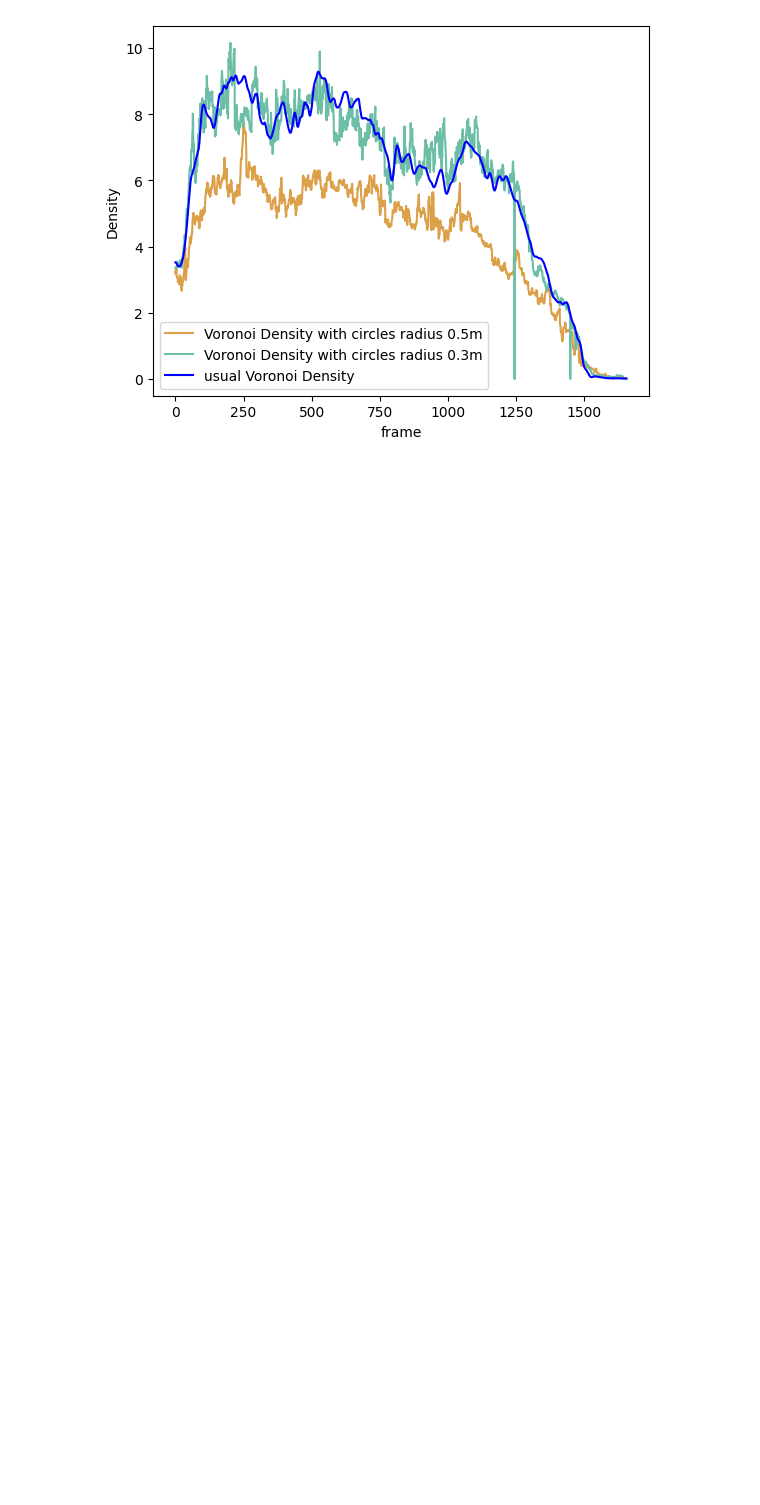
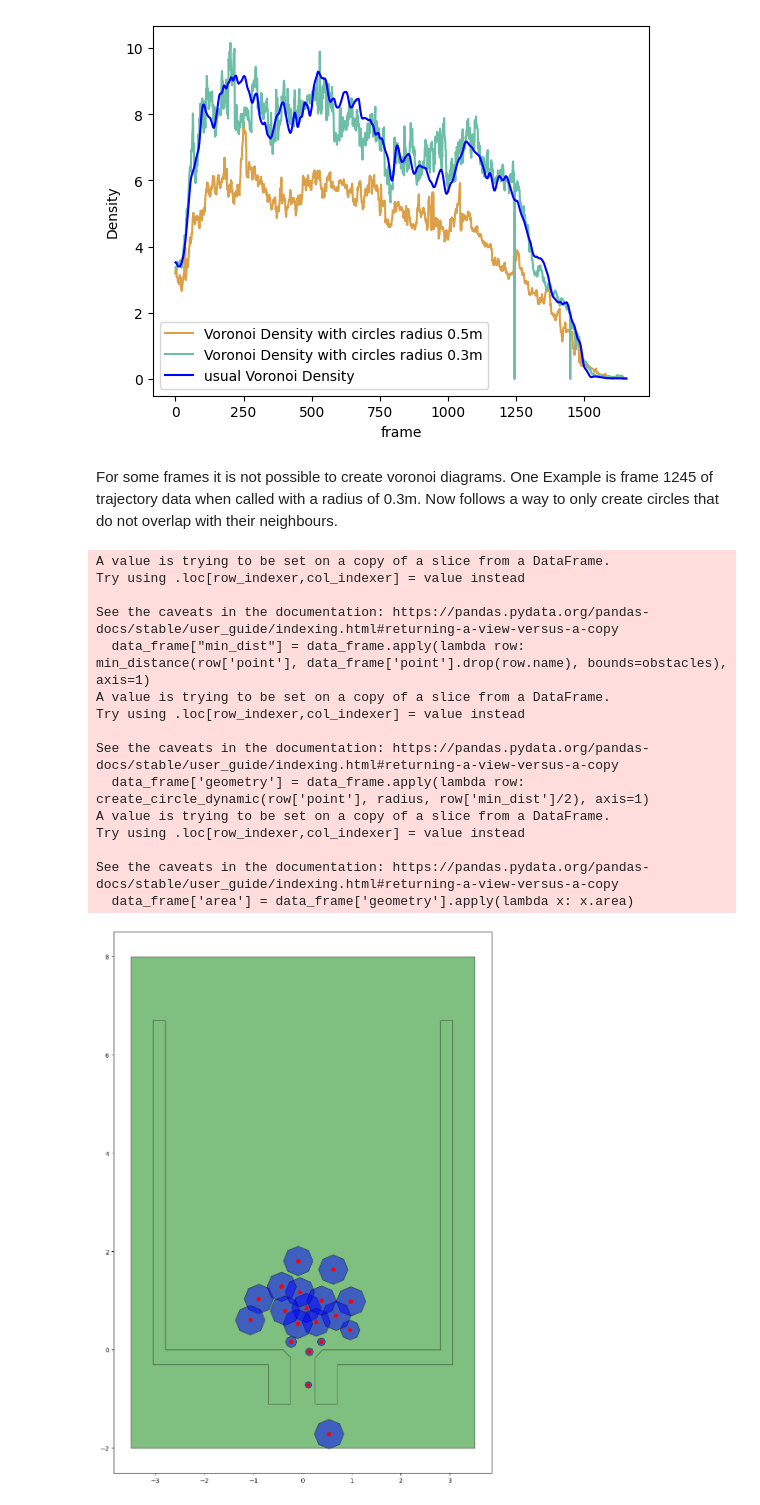
Before and after one commit to PedestrianDynamics/Pedestrian_as_Polygons, a Jupyter notebook: ped_as_poly.ipynb, the cells around one changed output. Cells and saved outputs as stored; diff of their text form; code cells hidden in the pictures; blank space fills up the shorter version.

```diff
--- a/ped_as_poly.ipynb
+++ b/ped_as_poly.ipynb
@@ -160,3 +176,61 @@ plt.legend()
 plt.show()
 # %% [output]
 [figure]
+# %% [markdown]
+For some frames it is not possible to create voronoi diagrams. One Example is frame 1245 of trajectory data when called with a radius of 0.3m.
+Now follows a way to only create circles that do not overlap with their neighbours.
+# %%
+frame = 1245
+radius = 0.3
+h1 = Polygon([(-0.7, -1.1),(-0.25, -1.1),(-0.25, -0.15),(-0.4, 0.0),(-2.8, 0.0),(-2.8, 6.7),(-3.05, 6.7),(-3.05, -0.3),(-0.7, -0.3),(-0.7, -1.0)])
+h2 = Polygon([(0.25, -1.1), (0.7, -1.1),(0.7, -0.3),(3.05, -0.3),(3.05, 6.7),(2.8, 6.7),(2.8, 0.0),(0.4, 0.0),(0.25, -0.15),(0.25, -1.1)])
+obstacles = h1.union(h2)
+data_frame = traj.data[traj.data["frame"] == frame]
+#data_frame['geometry'] = data_frame['point'].apply(lambda x: create_circle_polygon(x, radius))
+#data_frame['area'] = data_frame['geometry'].apply(lambda x: x.area)
+#used_data = gpd.GeoDataFrame( data[['area', 'geometry']] )
+
+def min_distance(point, other_points, bounds):
+    """
+    distances = [point.distance(other) for other in other_points]
+    distances.append(point.distance(bounds))
+    return min(distances)
+    """
+    return point.distance(bounds)
+
+def create_circle_dynamic(point, radius, min_dist, epsilon=1e-3):
+    """creates a circle around the point with radius size radius if min_distance to others is >= radius else chooses size min_dist - epsilon"""
+    dynam_radis = min_dist-epsilon if min_dist < radius else radius
+    return Polygon(point.buffer(dynam_radis, quad_segs=2).exterior.coords)
+
+data_frame["min_dist"] = data_frame.apply(lambda row: min_distance(row['point'], data_frame['point'].drop(row.name), bounds=obstacles), axis=1)
+data_frame['geometry'] = data_frame.apply(lambda row: create_circle_dynamic(row['point'], radius, row['min_dist']/2), axis=1)
+data_frame['area'] = data_frame['geometry'].apply(lambda x: x.area)
+
+fig = plt.figure(figsize=(20, 16))
+ax = fig.add_subplot(111)
+plot_polygon(polygon=bounds,ax=ax, facecolor="green")
+for poly in data_frame['geometry']:
+    plot_polygon(poly, ax)
+#for poly in data_frame['geometry_min']:
+#    plot_polygon(poly, ax, facecolor="orange")
+
+ax.scatter(data_frame['x'], data_frame['y'], c='red')
+plt.show()
+# %% [output]
+A value is trying to be set on a copy of a slice from a DataFrame.
+Try using .loc[row_indexer,col_indexer] = value instead
+
+See the caveats in the documentation: https://pandas.pydata.org/pandas-docs/stable/user_guide/indexing.html#returning-a-view-versus-a-copy
+  data_frame["min_dist"] = data_frame.apply(lambda row: min_distance(row['point'], data_frame['point'].drop(row.name), bounds=obstacles), axis=1)
+A value is trying to be set on a copy of a slice from a DataFrame.
+Try using .loc[row_indexer,col_indexer] = value instead
+
+See the caveats in the documentation: https://pandas.pydata.org/pandas-docs/stable/user_guide/indexing.html#returning-a-view-versus-a-copy
+  data_frame['geometry'] = data_frame.apply(lambda row: create_circle_dynamic(row['point'], radius, row['min_dist']/2), axis=1)
+A value is trying to be set on a copy of a slice from a DataFrame.
+Try using .loc[row_indexer,col_indexer] = value instead
+
+See the caveats in the documentation: https://pandas.pydata.org/pandas-docs/stable/user_guide/indexing.html#returning-a-view-versus-a-copy
+  data_frame['area'] = data_frame['geometry'].apply(lambda x: x.area)
+[figure, added]
```
Also changed, not shown: parts of 4 cells of this notebook, 5 other files.
